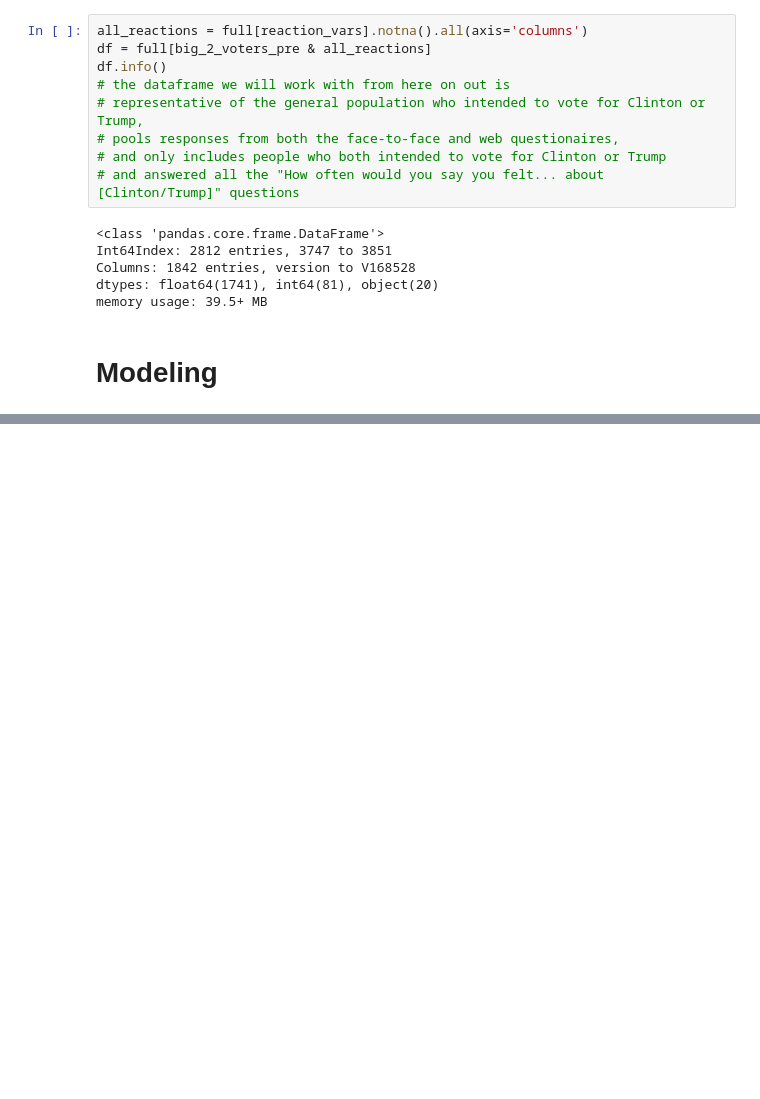
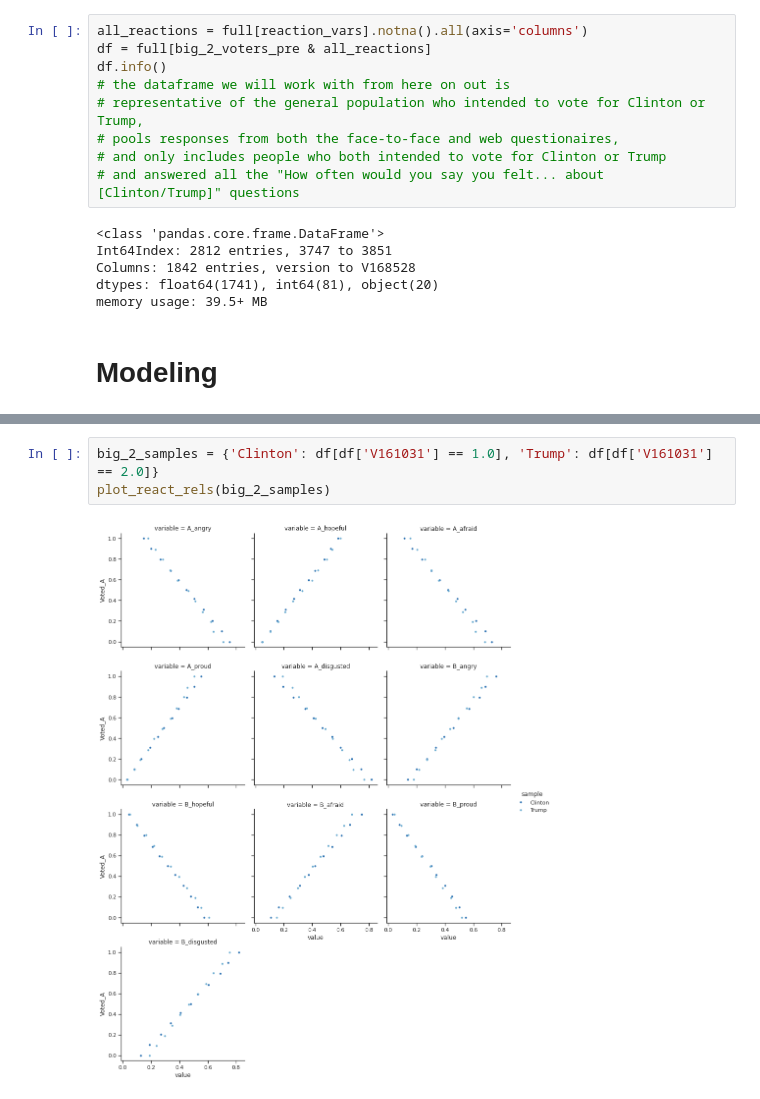
Before and after one commit to AustinVes/Voter_Emotions, a Jupyter notebook: main.ipynb, the cells around one changed output, grey strips where cells are left out. Drawn from its saved outputs; the diff is of its cells as text; blank space fills up the shorter version.

```diff
--- a/main.ipynb
+++ b/main.ipynb
@@ -542,0 +554,5 @@ sub
+# %%
+big_2_samples = {'Clinton': df[df['V161031'] == 1.0], 'Trump': df[df['V161031'] == 2.0]}
+plot_react_rels(big_2_samples)
+# %% [output]
+[figure, added]
```
Also changed, not shown: parts of 15 cells of this notebook.
